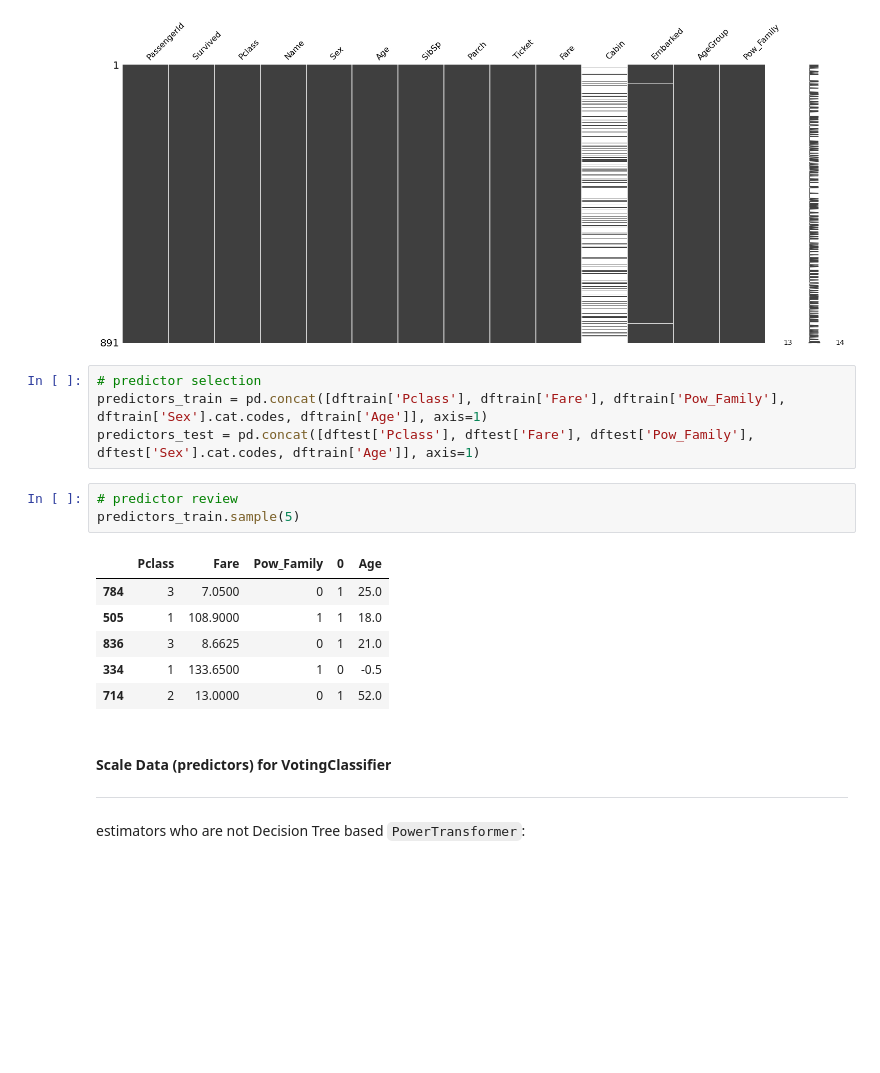
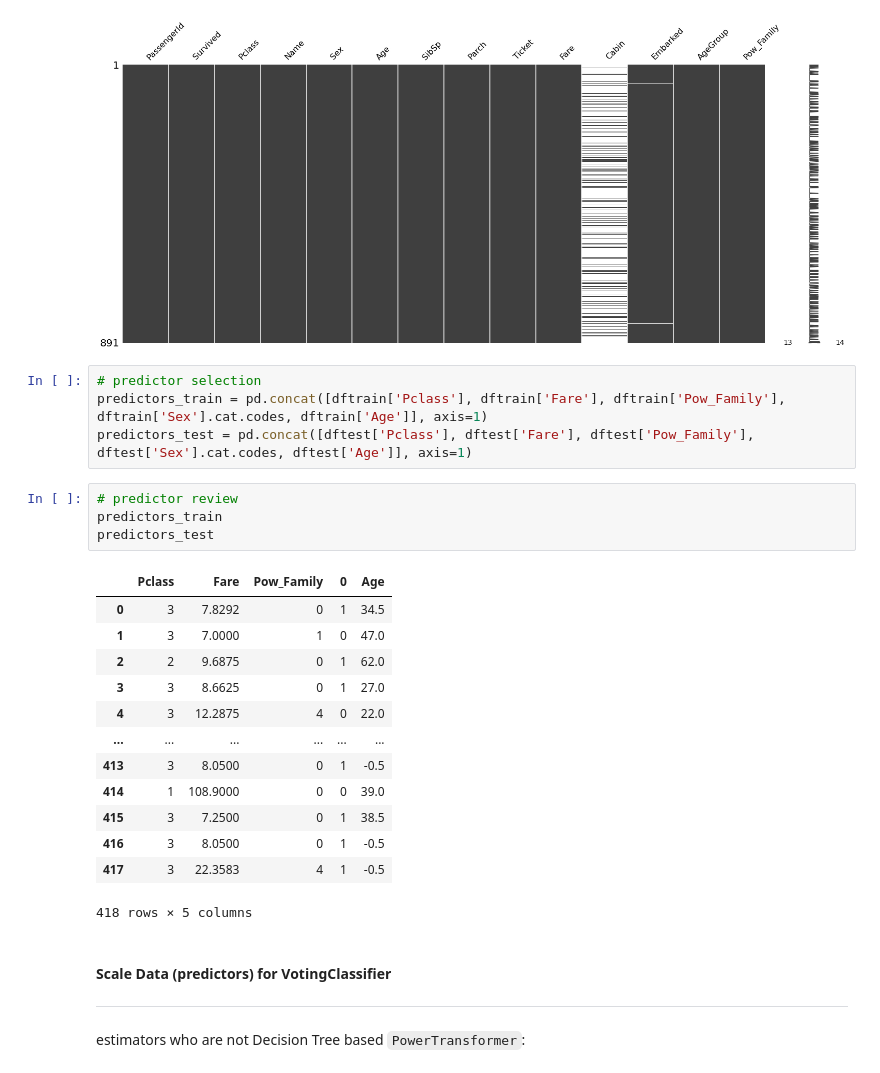
Before and after one commit to erinkhoo/hard-skill-learning-list-2019, a Jupyter notebook: Machine_Learning_Problems/Passange Survival by Fare paid on HMS Titanic.ipynb, the cells around one changed output. Saved outputs shown, nothing was run; the diff lists cells and outputs as text; blank space fills up the shorter version.

```diff
--- a/Machine_Learning_Problems/Passange Survival by Fare paid on HMS Titanic.ipynb
+++ b/Machine_Learning_Problems/Passange Survival by Fare paid on HMS Titanic.ipynb
@@ -299,17 +308,25 @@ plt.show()
 # %%
 # predictor selection
 predictors_train = pd.concat([dftrain['Pclass'], dftrain['Fare'], dftrain['Pow_Family'], dftrain['Sex'].cat.codes, dftrain['Age']], axis=1)
-predictors_test = pd.concat([dftest['Pclass'], dftest['Fare'], dftest['Pow_Family'], dftest['Sex'].cat.codes, dftrain['Age']], axis=1)
+predictors_test = pd.concat([dftest['Pclass'], dftest['Fare'], dftest['Pow_Family'], dftest['Sex'].cat.codes, dftest['Age']], axis=1)
 # %%
 # predictor review
-predictors_train.sample(5)
+predictors_train
+predictors_test
 # %% [output]
 |  | Pclass | Fare | Pow_Family | 0 | Age |
-| 784 | 3 | 7.0500 | 0 | 1 | 25.0 |
-| 505 | 1 | 108.9000 | 1 | 1 | 18.0 |
-| 836 | 3 | 8.6625 | 0 | 1 | 21.0 |
-| 334 | 1 | 133.6500 | 1 | 0 | -0.5 |
-| 714 | 2 | 13.0000 | 0 | 1 | 52.0 |
+| 0 | 3 | 7.8292 | 0 | 1 | 34.5 |
+| 1 | 3 | 7.0000 | 1 | 0 | 47.0 |
+| 2 | 2 | 9.6875 | 0 | 1 | 62.0 |
+| 3 | 3 | 8.6625 | 0 | 1 | 27.0 |
+| 4 | 3 | 12.2875 | 4 | 0 | 22.0 |
+| ... | ... | ... | ... | ... | ... |
+| 413 | 3 | 8.0500 | 0 | 1 | -0.5 |
+| 414 | 1 | 108.9000 | 0 | 0 | 39.0 |
+| 415 | 3 | 7.2500 | 0 | 1 | 38.5 |
+| 416 | 3 | 8.0500 | 0 | 1 | -0.5 |
+| 417 | 3 | 22.3583 | 4 | 1 | -0.5 |
+418 rows × 5 columns
 # %% [markdown]
 #### Scale Data (predictors) for VotingClassifier
 
```
Also changed, not shown: parts of 17 cells of this notebook, 3 other files.
